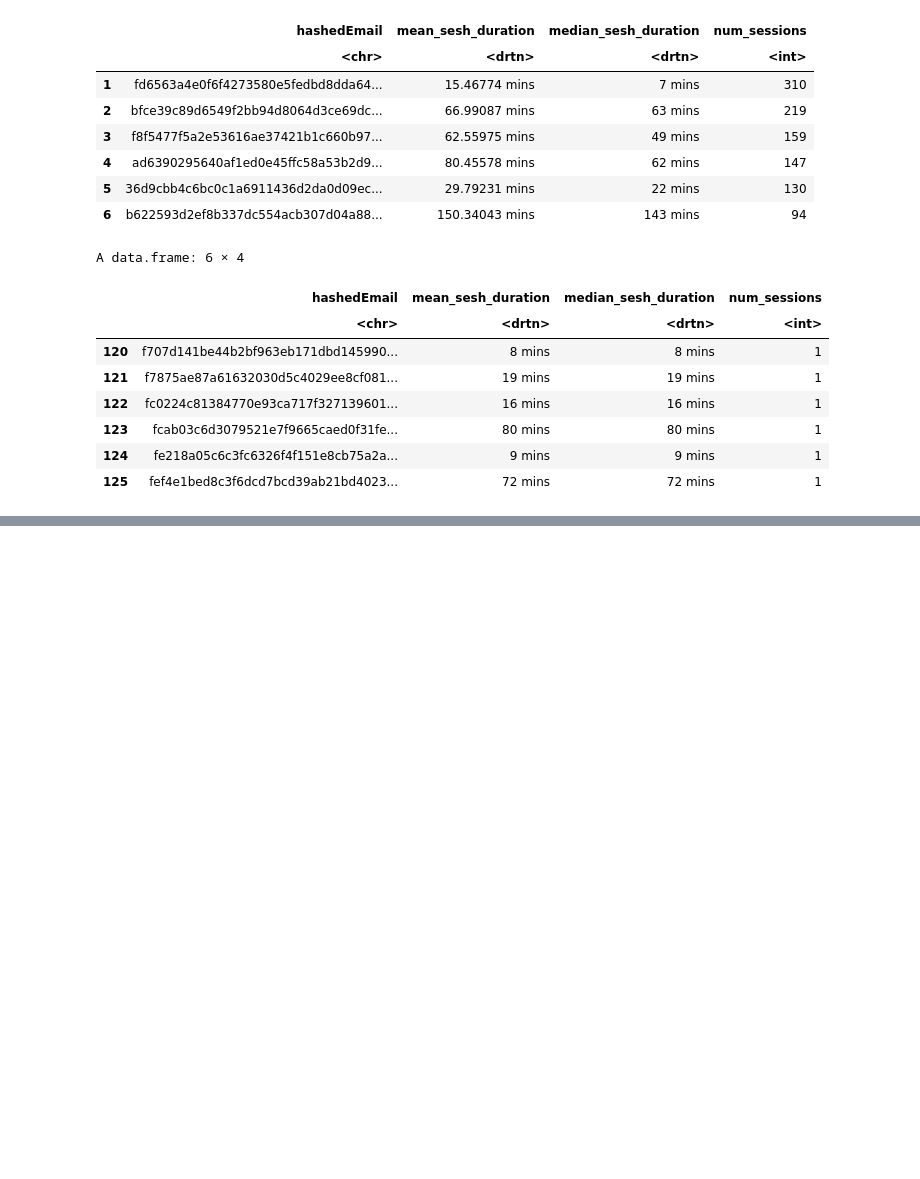
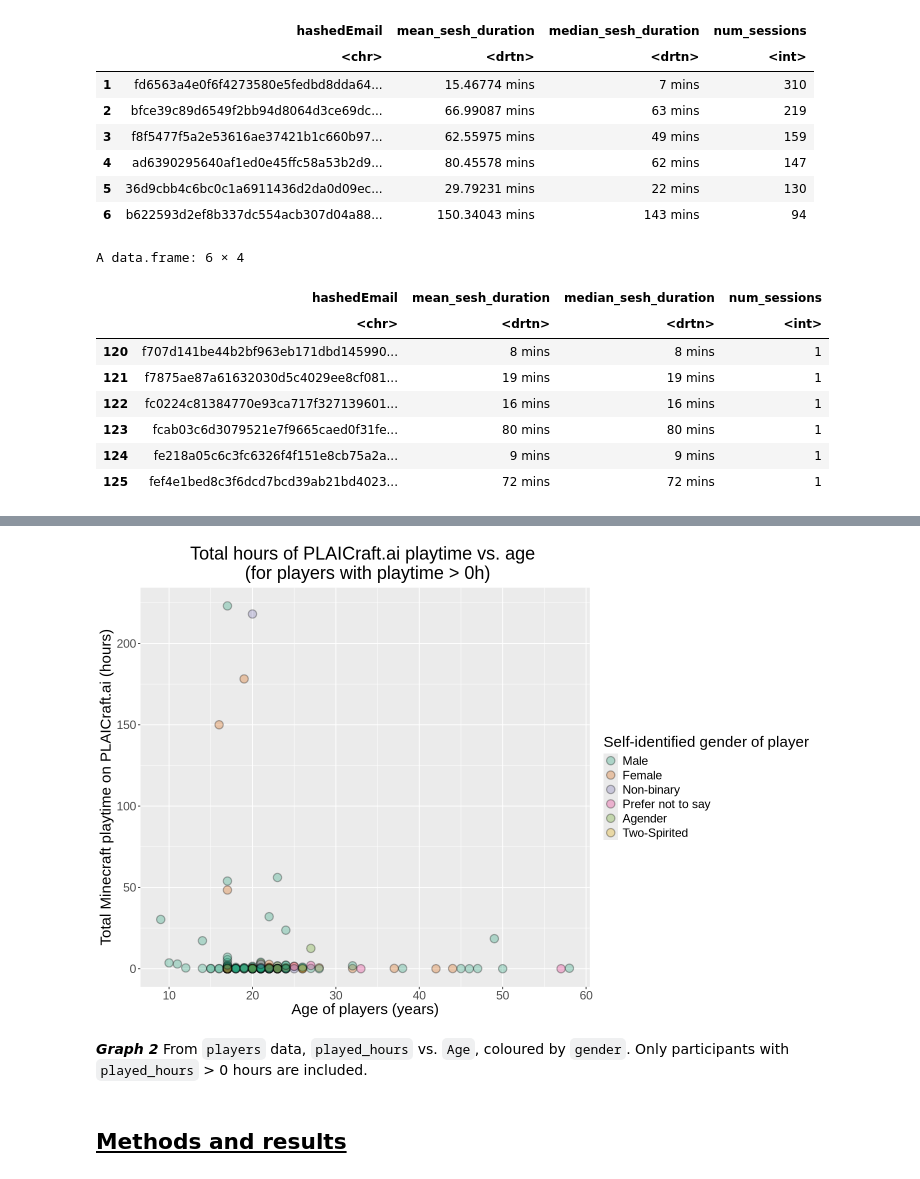
Before and after one commit to angelicaa-p/project_final_report_group, a Jupyter notebook: project_preamble_ac.ipynb, the cells around one changed output, grey strips where cells are left out. Drawn from its saved outputs; the diff is of its cells as text; code cells hidden in the pictures; blank space fills up the shorter version.

Commit message:
UPDATE A LOT - AC
Included text/writeup, mixed with code.
Still need to write EXPLORATORY DATA ANALYSIS and DISCUSSION

```diff
--- a/project_preamble_ac.ipynb
+++ b/project_preamble_ac.ipynb
@@ -55,16 +52,29 @@ options(scipen = 999, repr.matrix.max.rows = 6)
 # but sessions.csv is included for us to explain our method later.
 
 # players.csv
-players <- read_csv("https://raw.githubusercontent.com/achen45-png/toy_ds_project/refs/heads/main/data/players.csv",
-                    show_col_types = FALSE) |>
+og_players <- read_csv("https://raw.githubusercontent.com/achen45-png/toy_ds_project/refs/heads/main/data/players.csv",
+                       show_col_types = FALSE)
+
+players <- og_players |>
     mutate(
         experience = as_factor(experience), # Correcting the data types.
         gender = as_factor(gender),
         Age = as.integer(Age),
         subscribe = as_factor(subscribe) # Logical is indeed the most appropriate data type, but I'm changing it to
-    ) |>                                 # factor because step_dummy() in a later step only works with factors.
-    na.omit()
-players
+    )                                    # factor because step_dummy() in a later step only works with factors.
+
+# Code that yielded Table 2, summary statistics of players.csv.
+players_summary <- players |>
+    summarize(
+        min_played_hours = min(played_hours, na.rm = TRUE),
+        max_played_hours = max(played_hours, na.rm = TRUE),
+        mean_played_hours = mean(played_hours, na.rm = TRUE),
+        median_played_hours = median(played_hours, na.rm = TRUE),
+        min_age = min(Age, na.rm = TRUE),
+        max_age = max(Age, na.rm = TRUE),
+        mean_age = mean(Age, na.rm = TRUE),
+        median_age = median(Age, na.rm = TRUE),
+    )
 
 # sessions.csv
 sessions <- read_csv("https://raw.githubusercontent.com/achen45-png/toy_ds_project/refs/heads/main/data/sessions.csv",
@@ -76,4 +86,3 @@ sessions <- read_csv("https://raw.githubusercontent.com/achen45-png/toy_ds_proje
     na.omit()
 # Changing the date and times from character to datetime data in sessions.csv is kind of unnecessary given that
 # we are not using this dataset for our analysis. However, I included it anyway because I want to show a point.
-# See next cell.
@@ -152,0 +219,18 @@ A data.frame: 6 × 4
+# %%
+options(repr.plot.width = 12, repr.plot.height = 8)
+hour_v_age <- players |>
+    na.omit() |> # Removing 2 NA's (2 observations).
+    ggplot(aes(x = Age, y = played_hours, fill = gender)) +
+        geom_point(alpha = 0.3, size = 4, stroke = 1, shape = 21) +
+        labs(x = "Age of players (years)", y = "Total Minecraft playtime on PLAICraft.ai (hours)", fill = "Self-identified gender of player",
+             title = "Total hours of PLAICraft.ai playtime vs. age \n (for players with playtime > 0h)") +
+        theme(text = element_text(size = 18), plot.title = element_text(hjust = 0.5)) +
+        scale_fill_brewer(palette = "Dark2") +
+        scale_colour_brewer(palette = "Dark2")
+hour_v_age
+# %% [output]
+[figure, added]
+# %% [markdown]
+***Graph 2*** From `players` data, `played_hours` vs. `Age`, coloured by `gender`. Only participants with `played_hours` > 0 hours are included.
+# %% [markdown]
+## <u>Methods and results</u>
```
Also changed, not shown: parts of 48 cells of this notebook.
